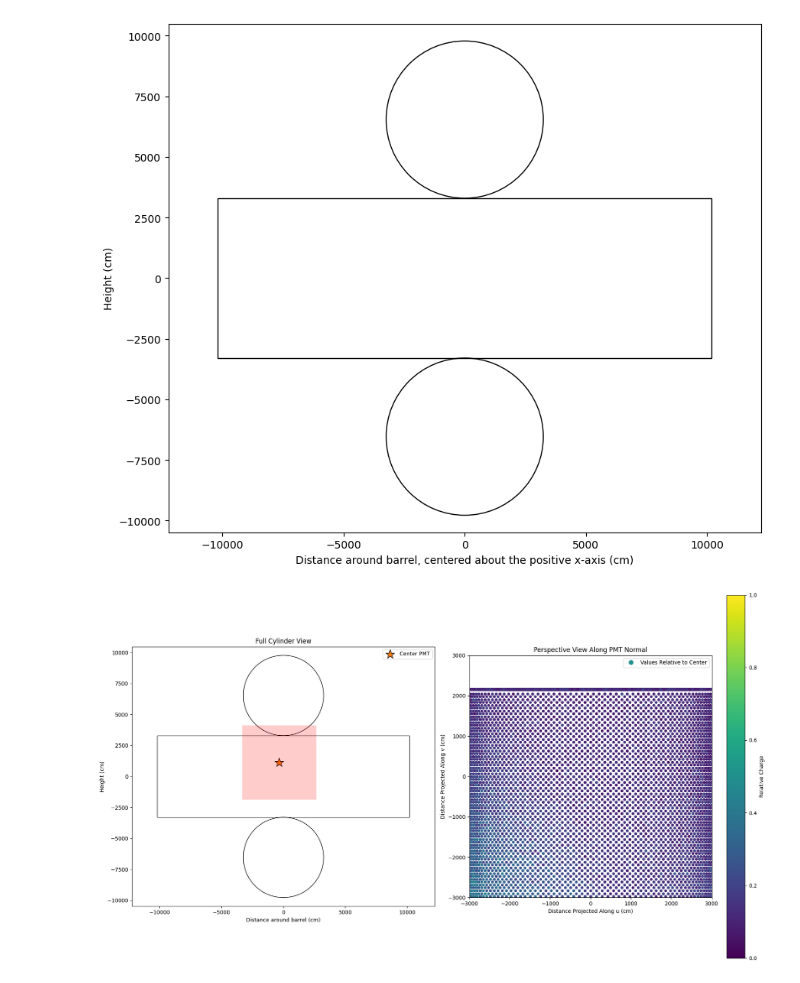
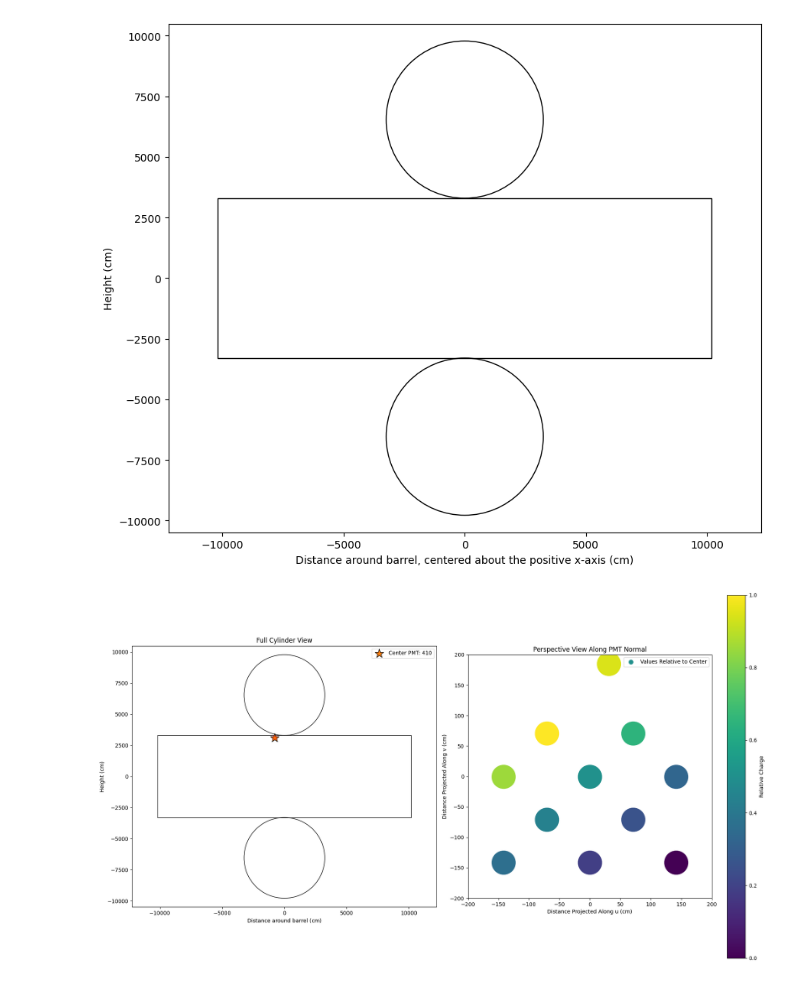
Before and after one commit to kpulido444/HKPMTcalibration, a Jupyter notebook: exploration.ipynb, the cells around one changed output. Drawn from its saved outputs; the diff is of its cells as text; code cells hidden in the pictures.

```diff
--- a/exploration.ipynb
+++ b/exploration.ipynb
@@ -897,23 +926,42 @@ def pmt_2d_projection(pmt_ids, pmt_info, size, info_label, dot_size):
 # if we are parallel to the xy plane, then u is x hat and v is y hat. if we are on the barrel, u is positive phi hat and v is z hat
 # %%
 
-center_pmt = 3000
+center_pmt = 410
 
-num = 10000
+num = 10
 pmt_nn_ids = get_nearest_pmts(center_pmt, num)
 
 pmt_ids = np.concatenate(([center_pmt], pmt_nn_ids))
 
-#pmt_info = [get_hit_count(p) for p in pmt_ids]
-pmt_info = [get_charge(p) for p in pmt_ids]
+pmt_hit_info = [get_hit_count(p) for p in pmt_ids]
+#pmt_charge_info = [get_charge(p) for p in pmt_ids]
+
+def get_angle(pmt_id):
+    thetas = get_ang_pos(pmt_id)  # keep as a list
+    # flatten in case it returns nested lists
+    flat_thetas = []
+    for t in thetas:
+        if isinstance(t, (list, np.ndarray)):
+            flat_thetas.extend(t)
+        else:
+            flat_thetas.append(t)
+    return np.mean(flat_thetas)
+
+pmt_angle_info = [get_angle(p) for p in pmt_ids]
+
 
 
 ### TRY NOT TO RESET KERNEL, ACCIDENTALLY DELETED DEFINITION OF CHARGE AND HIT COUNT FUNCTIONS
 # %%
 #pmt_2d_projection(pmt_ids, pmt_info, 6000, "Total Charge", 50)
 
 #pmt_2d_projection(pmt_ids, pmt_info, 6000, "Values Relative to Center", 20)
 
-pmt_2d_projection(pmt_ids, pmt_info, 6000, "Values Relative to Center", 20)
+#pmt_2d_projection(pmt_ids, pmt_hit_info, 400, "Values Relative to Center", 2000, True)
+#pmt_2d_projection(pmt_ids, pmt_charge_info, 600, "Values Relative to Center", 5000, True)
+
+pmt_2d_projection(pmt_ids, pmt_angle_info, 400, "Values Relative to Center", 2000, False)
+
+# look at hits from the PMT perspective
 # %% [output]
-[figure, old version]
+[figure, new version]
```
Also changed, not shown: parts of 4 cells of this notebook.
